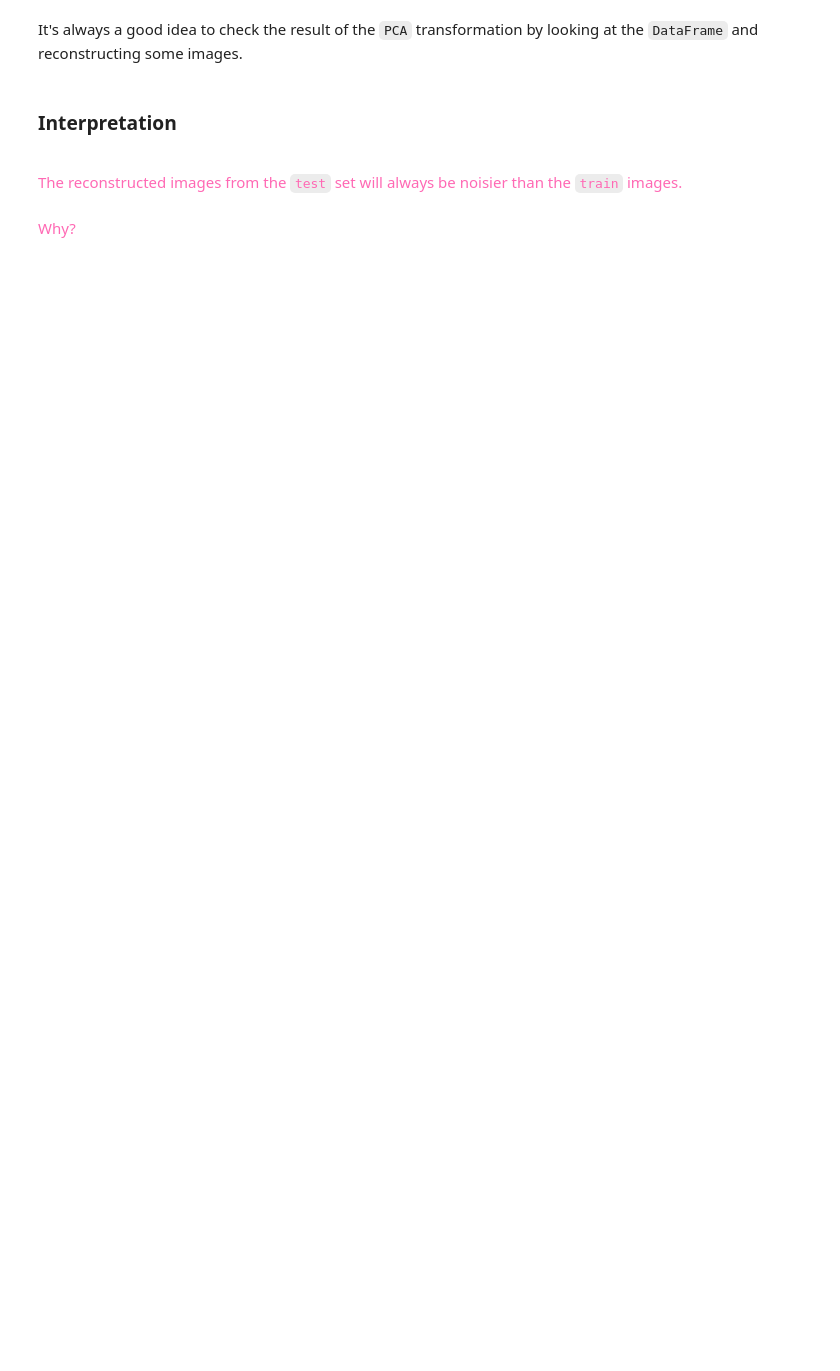
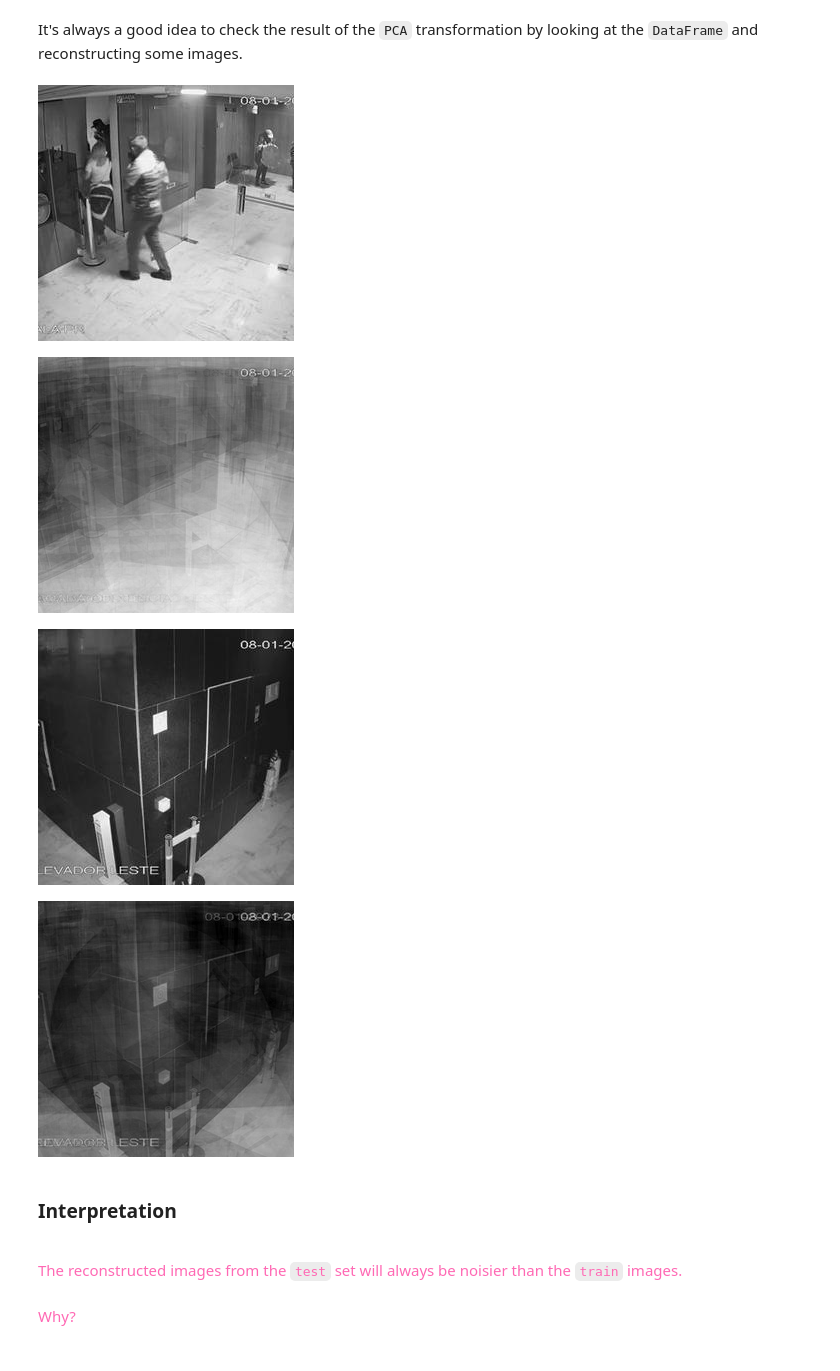
Before and after one commit to Machine-Learning-Lessons/Homework10, a Jupyter notebook: Homework10.ipynb, the cells around one changed output. Drawn from its saved outputs; the diff is of its cells as text; code cells hidden in the pictures; blank space fills up the shorter version.

```diff
--- a/Homework10.ipynb
+++ b/Homework10.ipynb
@@ -153,5 +234,7 @@ Now we'll open the image files inside the `./data/image/0801-500/test/` director
 # %%
 # TODO: create a list of files in the test/ directory
 test_files = []
-
+test_files = [f for f in listdir("./data/image/0801-500/test") if f.endswith(".jpg")]
 # TODO: check its length and content
+print(len(test_files))
+print(test_files[:5])
@@ -168,5 +254,10 @@ Now we can run `PCA` and the `RandomForestClassifier`.
 
 Since those are already trained, all we have to do is run their `transform()` function on the data.
 # %%
+test_pca = pca.transform(test_pixel_data)
+test_pca_df = toDataFrame(test_pca)
+test_pca_df.columns = [f"PC{i}" for i in range(compononet_num)]
+
+test_pca_df.head()
 # TODO: run PCA on test pixels, get DataFrame
 #       this is the same PCA that was created above, not a new one
@@ -179,3 +273,14 @@ It's always a good idea to check the result of the `PCA` transformation by looki
+# %%
+display(make_image(test_pixel_data[0]))
+display(make_image(pca.inverse_transform(test_pca[0:1])[0]))
+
+display(make_image(test_pixel_data[10]))
+display(make_image(pca.inverse_transform(test_pca[10:11])[0]))
+# %% [output]
+[figure, added]
+[figure, added]
+[figure, added]
+[figure, added]
 # %% [markdown]
 ### Interpretation
 
```
Also changed, not shown: parts of 23 cells of this notebook.
